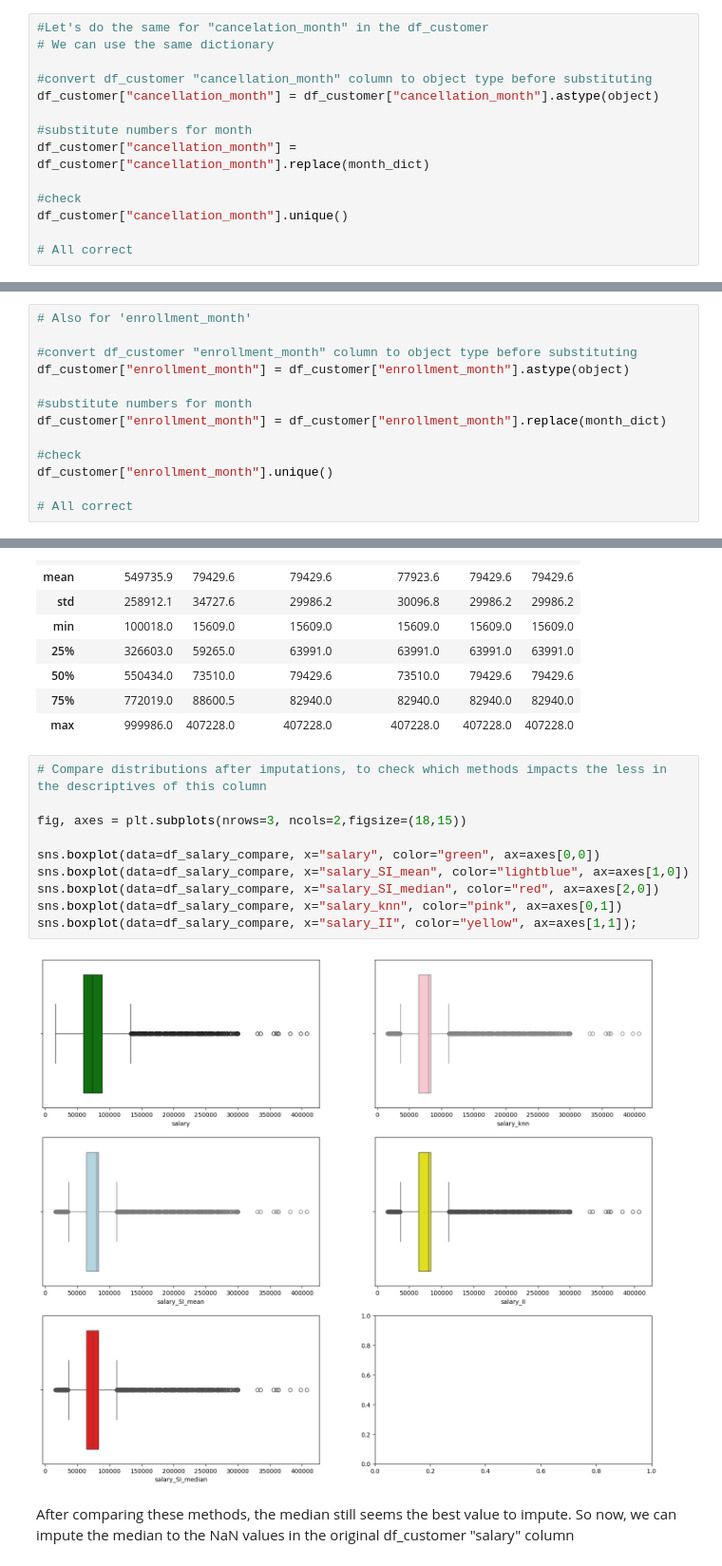
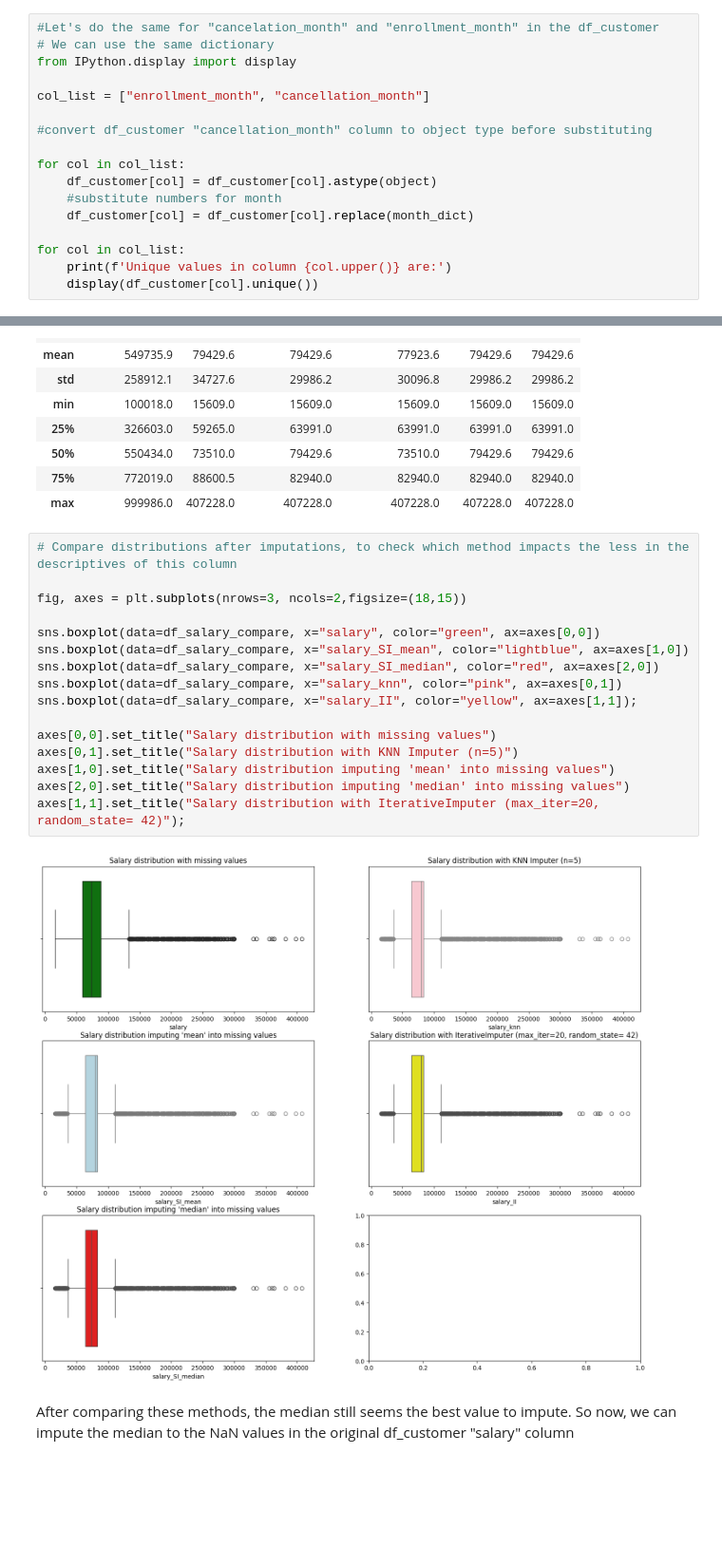
Before and after one commit to Adalab/bda-modulo-3-evaluacion-final-EFBurguera, a Jupyter notebook: Evaluation_file_EFBurguera.ipynb, the cells around one changed output, grey strips where cells are left out. Shown at 95% size. Drawn from its saved outputs; the diff is of its cells as text; blank space fills up the shorter version.

```diff
--- a/Evaluation_file_EFBurguera.ipynb
+++ b/Evaluation_file_EFBurguera.ipynb
@@ -320,15 +321,18 @@ array(['January', 'September', 'February', 'March', 'November', 'April',
 # %%
-#Let's do the same for "cancelation_month" in the df_customer
+#Let's do the same for "cancelation_month" and "enrollment_month" in the df_customer
 # We can use the same dictionary
+from IPython.display import display
+
+col_list = ["enrollment_month", "cancellation_month"]
 
 #convert df_customer "cancellation_month" column to object type before substituting
-df_customer["cancellation_month"] = df_customer["cancellation_month"].astype(object)
 
-#substitute numbers for month
-df_customer["cancellation_month"] = df_customer["cancellation_month"].replace(month_dict)
+for col in col_list:
+    df_customer[col] = df_customer[col].astype(object)
+    #substitute numbers for month
+    df_customer[col] = df_customer[col].replace(month_dict)
 
-#check
-df_customer["cancellation_month"].unique()
-
-# All correct
+for col in col_list:
+    print(f'Unique values in column {col.upper()} are:')
+    display(df_customer[col].unique())
 # %% [output]
@@ -338,13 +346,0 @@ array([nan, 'January', 'December', 'April', 'February', 'July',
-# %%
-# Also for 'enrollment_month'
-
-#convert df_customer "enrollment_month" column to object type before substituting
-df_customer["enrollment_month"] = df_customer["enrollment_month"].astype(object)
-
-#substitute numbers for month
-df_customer["enrollment_month"] = df_customer["enrollment_month"].replace(month_dict)
-
-#check
-df_customer["enrollment_month"].unique()
-
-# All correct
@@ -615,17 +609,23 @@ round(df_salary_compare.describe(),1)
 | 75% | 772019.0 | 88600.5 | 82940.0 | 82940.0 | 82940.0 | 82940.0 |
 | max | 999986.0 | 407228.0 | 407228.0 | 407228.0 | 407228.0 | 407228.0 |
 # %%
-# Compare distributions after imputations, to check which methods impacts the less in the descriptives of this column
+# Compare distributions after imputations, to check which method impacts the less in the descriptives of this column
 
 fig, axes = plt.subplots(nrows=3, ncols=2,figsize=(18,15))
 
 sns.boxplot(data=df_salary_compare, x="salary", color="green", ax=axes[0,0])
 sns.boxplot(data=df_salary_compare, x="salary_SI_mean", color="lightblue", ax=axes[1,0])
 sns.boxplot(data=df_salary_compare, x="salary_SI_median", color="red", ax=axes[2,0])
 sns.boxplot(data=df_salary_compare, x="salary_knn", color="pink", ax=axes[0,1])
 sns.boxplot(data=df_salary_compare, x="salary_II", color="yellow", ax=axes[1,1]);
+
+axes[0,0].set_title("Salary distribution with missing values")
+axes[0,1].set_title("Salary distribution with KNN Imputer (n=5)")
+axes[1,0].set_title("Salary distribution imputing 'mean' into missing values")
+axes[2,0].set_title("Salary distribution imputing 'median' into missing values")
+axes[1,1].set_title("Salary distribution with IterativeImputer (max_iter=20, random_state= 42)");
 # %% [output]
-[figure, old version]
+[figure, new version]
 # %% [markdown]
 After comparing these methods, the median still seems the best value to impute.
 So now, we can impute the median to the NaN values in the original df_customer "salary" column
```
Also changed, not shown: parts of 22 cells of this notebook.
